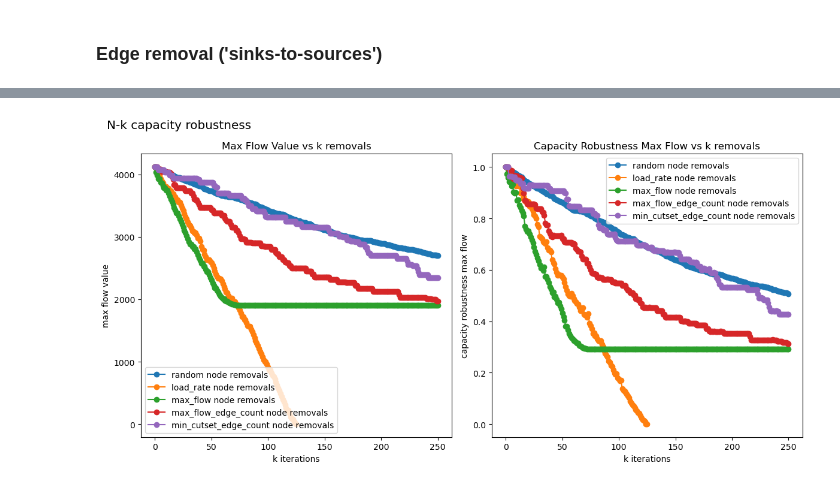
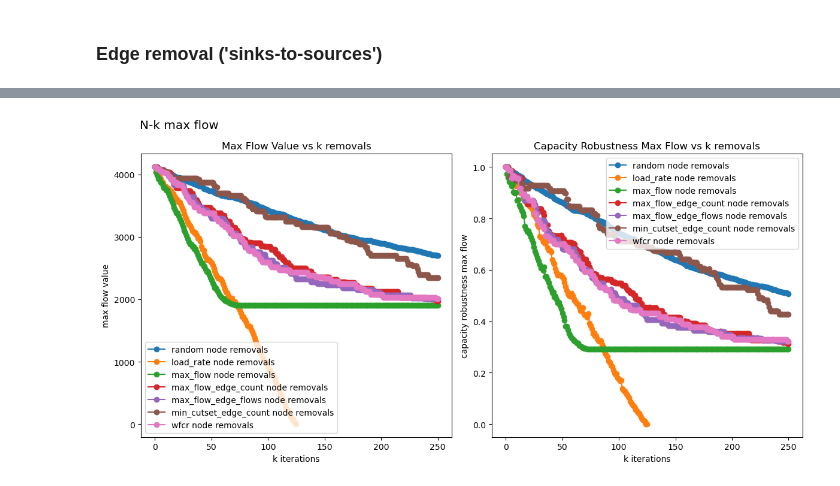
Before and after one commit to johanmasvie/iggielgn_topology_analysis, a Jupyter notebook: N-k_MAX_FLOW.ipynb, the cells around one changed output, grey strips where cells are left out. Cells and saved outputs as stored; diff of their text form; code cells hidden in the pictures.

```diff
--- a/N-k_MAX_FLOW.ipynb
+++ b/N-k_MAX_FLOW.ipynb
@@ -300,5 +474,6 @@ max_flow_edge_removal_df = pd.read_pickle('results/max_flow_edge_removal_df.pkl'
 92m with k_removals=250 and grid configuration of 'sinks-to-sources'.
 """
 # max_flow_edge_count_edge_removal_df = flow_capacity_robustness(G_simple_directed, heuristic='max_flow_edge_count', remove='edge')
-# max_flow_edge_count_edge_removal_df.to_pickle('results/max_flow_edge_count_edge_removal_df.pkl')
-max_flow_edge_count_edge_removal_df = pd.read_pickle('results/max_flow_edge_count_edge_removal_df.pkl')
+# max_flow_edge_count_edge_removal_df.to_pickle('results/max_flow/max_flow_edge_count_edge_removal_df.pkl')
+max_flow_edge_count_edge_removal_df = pd.read_pickle('results/max_flow/max_flow_edge_count_edge_removal_df.pkl')
+utils.results_summary(max_flow_edge_count_edge_removal_df)
@@ -304,0 +498,5 @@ max_flow_edge_count_edge_removal_df = pd.read_pickle('results/max_flow_edge_coun
+# %%
+# max_flow_edge_flows_edge_removal_df = flow_capacity_robustness(G_simple_directed, heuristic='max_flow_edge_flows', remove='edge')
+# max_flow_edge_flows_edge_removal_df.to_pickle('results/max_flow/max_flow_edge_flows_edge_removal_df.pkl')
+max_flow_edge_flows_edge_removal_df = pd.read_pickle('results/max_flow/max_flow_edge_flows_edge_removal_df.pkl')
+utils.results_summary(max_flow_edge_flows_edge_removal_df)
@@ -305,4 +521,5 @@ max_flow_edge_count_edge_removal_df = pd.read_pickle('results/max_flow_edge_coun
 # %%
 # min_cutset_edge_count_edge_removal_df = flow_capacity_robustness(G_simple_directed, heuristic='min_cutset_edge_count', remove='edge')
-# min_cutset_edge_count_edge_removal_df.to_pickle('results/min_cutset_edge_count_edge_removal_df.pkl')
-min_cutset_edge_count_edge_removal_df = pd.read_pickle('results/min_cutset_edge_count_edge_removal_df.pkl')
+# min_cutset_edge_count_edge_removal_df.to_pickle('results/max_flow/min_cutset_edge_count_edge_removal_df.pkl')
+min_cutset_edge_count_edge_removal_df = pd.read_pickle('results/max_flow/min_cutset_edge_count_edge_removal_df.pkl')
+utils.results_summary(min_cutset_edge_count_edge_removal_df)
@@ -308,0 +544,5 @@ min_cutset_edge_count_edge_removal_df = pd.read_pickle('results/min_cutset_edge_
+# %%
+# wfcr_edge_removal_df = flow_capacity_robustness(G_simple_directed, heuristic='wfcr', remove='edge')
+# wfcr_edge_removal_df.to_pickle('results/max_flow/wfcr_edge_removal_df.pkl')
+wfcr_edge_removal_df = pd.read_pickle('results/max_flow/wfcr_edge_removal_df.pkl')
+utils.results_summary(wfcr_edge_removal_df)
@@ -309,4 +567,4 @@ min_cutset_edge_count_edge_removal_df = pd.read_pickle('results/min_cutset_edge_
 # %%
-utils.plot_heuristic_comparison_biplot([random_edge_removal_df, load_rate_edge_removal_df, max_flow_edge_removal_df, max_flow_edge_count_edge_removal_df, min_cutset_edge_count_edge_removal_df], 'N-k capacity robustness')
+utils.plot_heuristic_comparison_biplot([random_edge_removal_df, load_rate_edge_removal_df, max_flow_edge_removal_df, max_flow_edge_count_edge_removal_df, max_flow_edge_flows_edge_removal_df, min_cutset_edge_count_edge_removal_df, wfcr_edge_removal_df], 'N-k max flow')
 # %% [output]
-[figure, old version]
+[figure, new version]
```
Also changed, not shown: parts of 18 cells of this notebook, 52 other files.
